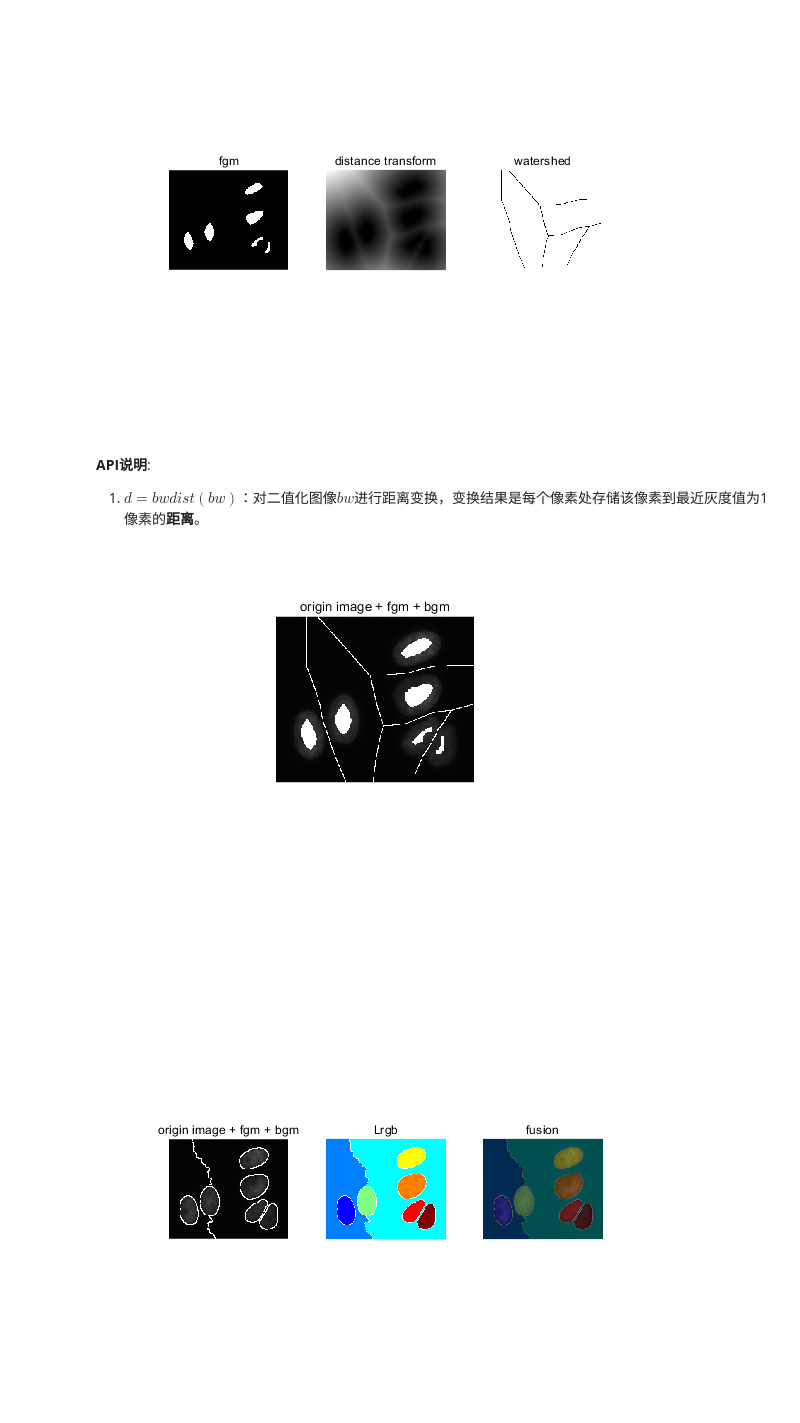
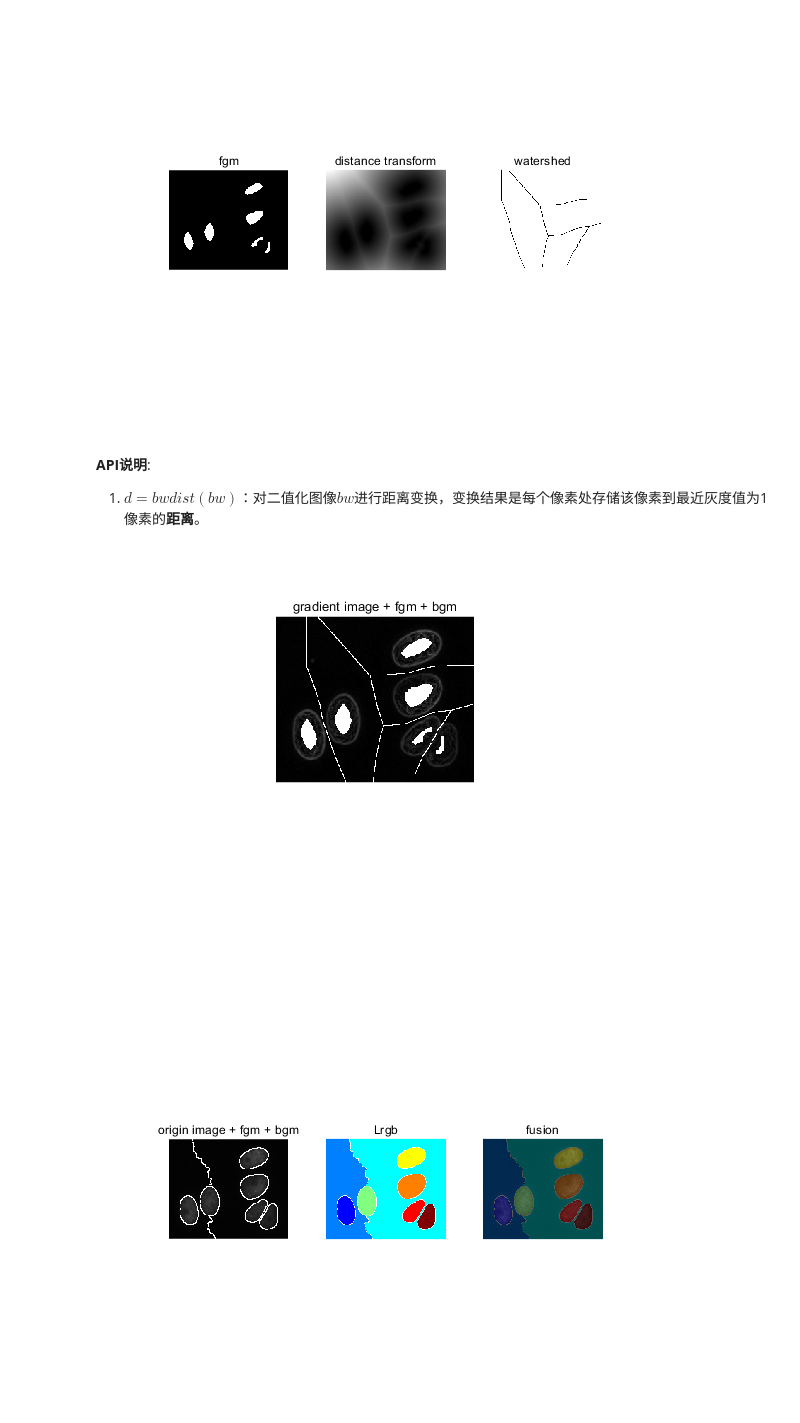
Before and after one commit to GCaptainNemo/image-processing-utils-matlab, a Jupyter notebook: jupyter_notebook/watershed.ipynb, the cells around one changed output. Saved outputs shown, nothing was run; the diff lists cells and outputs as text; code cells hidden in the pictures.

```diff
--- a/jupyter_notebook/watershed.ipynb
+++ b/jupyter_notebook/watershed.ipynb
@@ -70,16 +70,17 @@ subplot(132);imshow(D, []);title('distance transform');
 subplot(133);imshow(D_, [0, 1]);title('watershed');
 # %% [output]
 [figure]
-# %% [markdown]
-**API说明**:
-1. $d = bwdist(bw)$：对二值化图像$bw$进行距离变换，变换结果是每个像素处存储该像素到最近灰度值为1像素的**距离**。
-# %%
-figure;
-image_ = origin_img;
-image_(bgm | fgm) = 255;
-imshow(image_); title('origin image + fgm + bgm');
-# %% [output]
-[figure, removed]
+# %% [markdown]
+**API说明**:
+1. $d = bwdist(bw)$：对二值化图像$bw$进行距离变换，变换结果是每个像素处存储该像素到最近灰度值为1像素的**距离**。
+# %%
+figure;
+%image_ = origin_img;
+image_ = gradmag;
+image_(bgm | fgm) = 255;
+imshow(image_, []); title('gradient image + fgm + bgm');
+# %% [output]
+[figure, added]
 # %%
 % smooth gradient image
 gradmag2 = imimposemin(gradmag, bgm | fgm);
```
Also changed, not shown: parts of 4 cells of this notebook.
